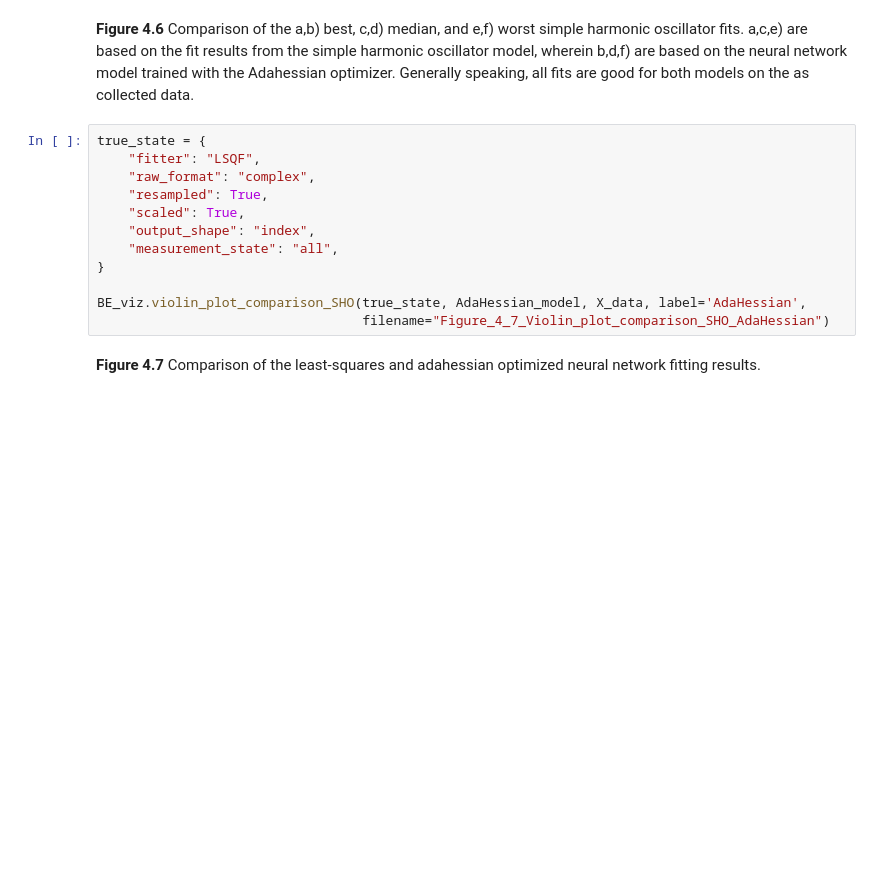
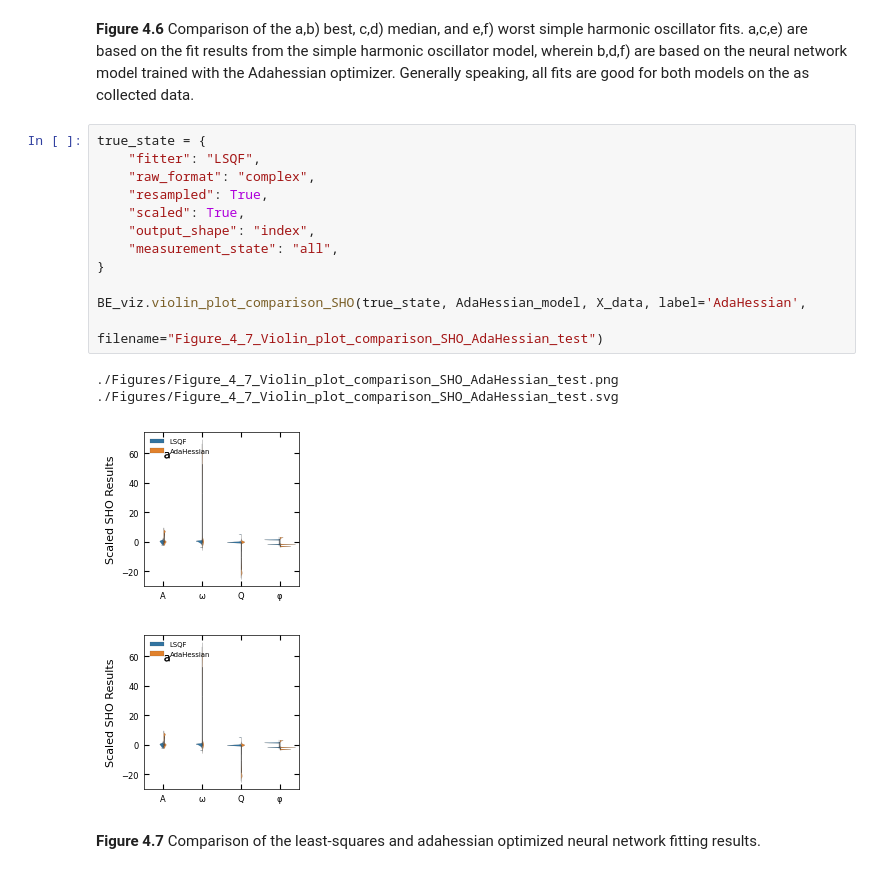
Before and after one commit to m3-learning/Rapid-Fitting-BEPFM-NN, a Jupyter notebook: notebooks/4_Second_Order_Optimizers copy.ipynb, the cells around one changed output. Drawn from its saved outputs; the diff is of its cells as text; blank space fills up the shorter version.

```diff
--- a/notebooks/4_Second_Order_Optimizers copy.ipynb
+++ b/notebooks/4_Second_Order_Optimizers copy.ipynb
@@ -358,15 +385,20 @@ BE_viz.SHO_Fit_comparison(
 # %%
 true_state = {
     "fitter": "LSQF",
     "raw_format": "complex",
     "resampled": True,
     "scaled": True,
     "output_shape": "index",
     "measurement_state": "all",
 }
 
 BE_viz.violin_plot_comparison_SHO(true_state, AdaHessian_model, X_data, label='AdaHessian',
-                                  filename="Figure_4_7_Violin_plot_comparison_SHO_AdaHessian")
+                                  filename="Figure_4_7_Violin_plot_comparison_SHO_AdaHessian_test")
+# %% [output]
+./Figures/Figure_4_7_Violin_plot_comparison_SHO_AdaHessian_test.png
+./Figures/Figure_4_7_Violin_plot_comparison_SHO_AdaHessian_test.svg
+[figure, added]
+[figure, added]
 # %% [markdown]
 **Figure 4.7** Comparison of the least-squares and adahessian optimized neural network fitting results.
 # %% [markdown]
```
Also changed, not shown: parts of 18 cells of this notebook, 1 other file.
